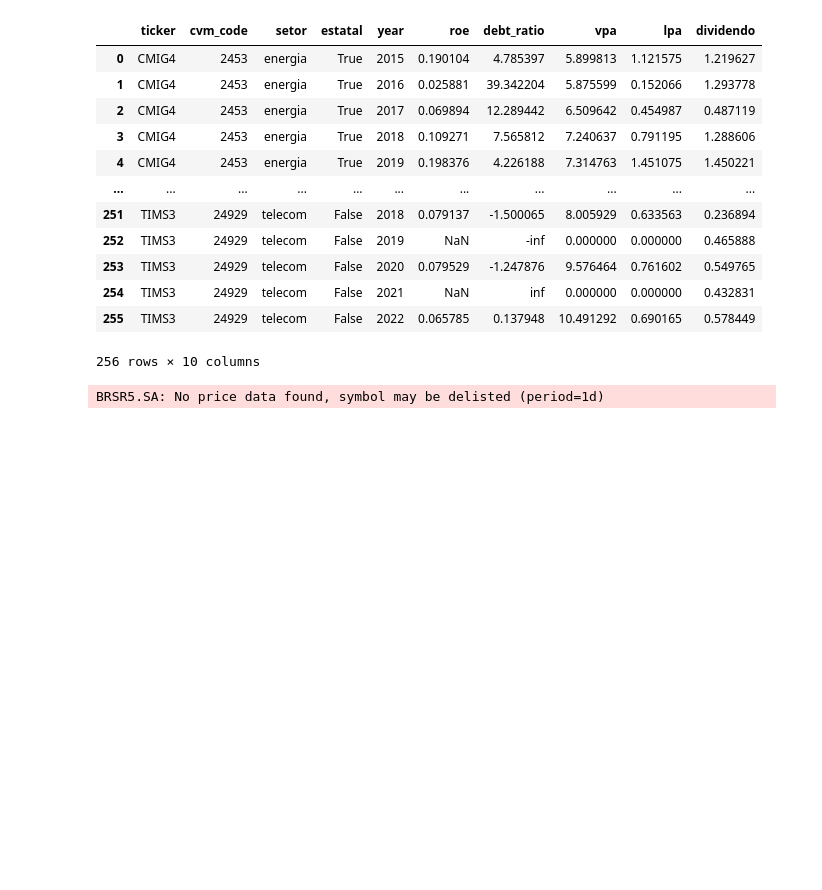
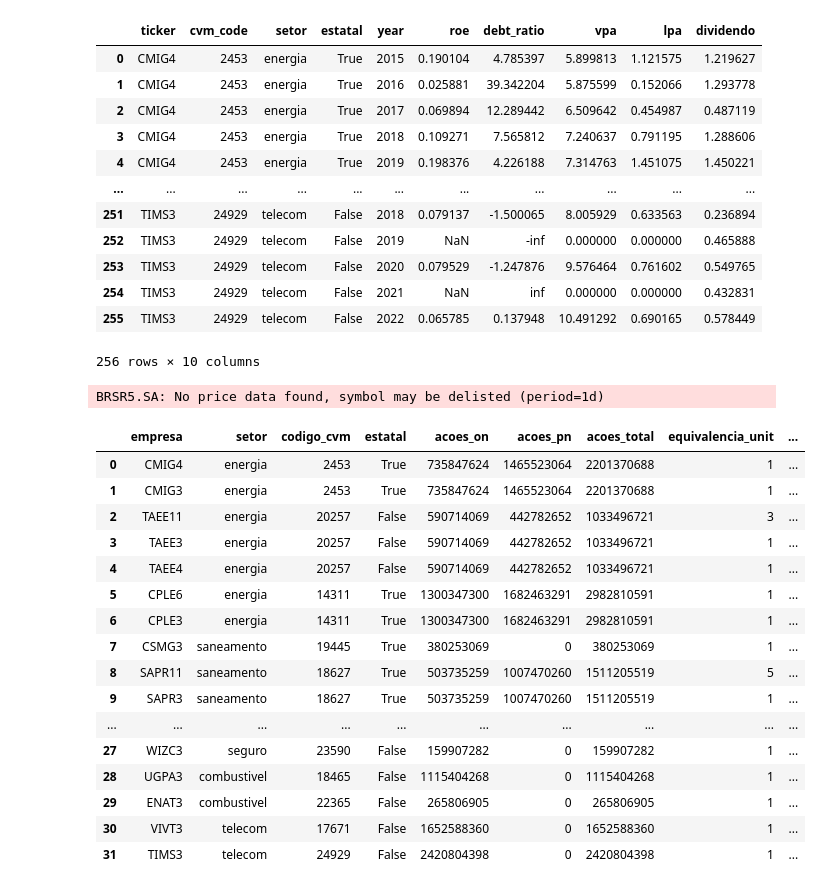
Before and after one commit to eduardopfranca/radar_fundamentalista, a Jupyter notebook: preco_teto.ipynb, the cells around one changed output. Saved outputs shown, nothing was run; the diff lists cells and outputs as text; code cells hidden in the pictures; blank space fills up the shorter version.

Commit message:
codigo preco_teto construido, faltam poucas pendencias

```diff
--- a/preco_teto.ipynb
+++ b/preco_teto.ipynb
@@ -49,5 +60,25 @@ for ticker in empresas.empresa:
 BRSR5.SA: No price data found, symbol may be delisted (period=1d)
 # %%
 empresas['cotacao'] = cotacao_list
+# %%
+empresas
+# %% [output]
+|  | empresa | setor | codigo_cvm | estatal | acoes_on | acoes_pn | acoes_total | equivalencia_unit | ... |
+| 0 | CMIG4 | energia | 2453 | True | 735847624 | 1465523064 | 2201370688 | 1 | ... |
+| 1 | CMIG3 | energia | 2453 | True | 735847624 | 1465523064 | 2201370688 | 1 | ... |
+| 2 | TAEE11 | energia | 20257 | False | 590714069 | 442782652 | 1033496721 | 3 | ... |
+| 3 | TAEE3 | energia | 20257 | False | 590714069 | 442782652 | 1033496721 | 1 | ... |
+| 4 | TAEE4 | energia | 20257 | False | 590714069 | 442782652 | 1033496721 | 1 | ... |
+| 5 | CPLE6 | energia | 14311 | True | 1300347300 | 1682463291 | 2982810591 | 1 | ... |
+| 6 | CPLE3 | energia | 14311 | True | 1300347300 | 1682463291 | 2982810591 | 1 | ... |
+| 7 | CSMG3 | saneamento | 19445 | True | 380253069 | 0 | 380253069 | 1 | ... |
+| 8 | SAPR11 | saneamento | 18627 | True | 503735259 | 1007470260 | 1511205519 | 5 | ... |
+| 9 | SAPR3 | saneamento | 18627 | True | 503735259 | 1007470260 | 1511205519 | 1 | ... |
+| ... | ... | ... | ... | ... | ... | ... | ... | ... | ... |
+| 27 | WIZC3 | seguro | 23590 | False | 159907282 | 0 | 159907282 | 1 | ... |
+| 28 | UGPA3 | combustivel | 18465 | False | 1115404268 | 0 | 1115404268 | 1 | ... |
+| 29 | ENAT3 | combustivel | 22365 | False | 265806905 | 0 | 265806905 | 1 | ... |
+| 30 | VIVT3 | telecom | 17671 | False | 1652588360 | 0 | 1652588360 | 1 | ... |
+| 31 | TIMS3 | telecom | 24929 | False | 2420804398 | 0 | 2420804398 | 1 | ... |
 # %%
 multiplos = {
```
Also changed, not shown: parts of 12 cells of this notebook.
